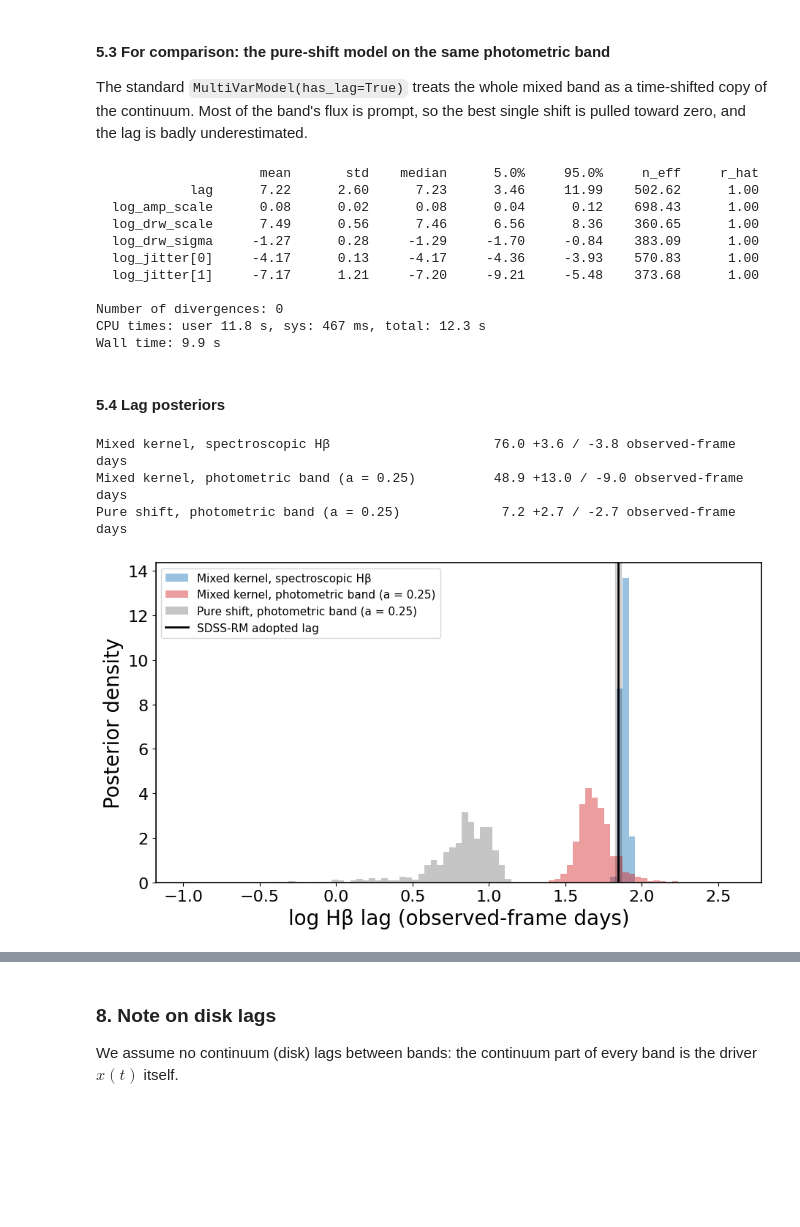
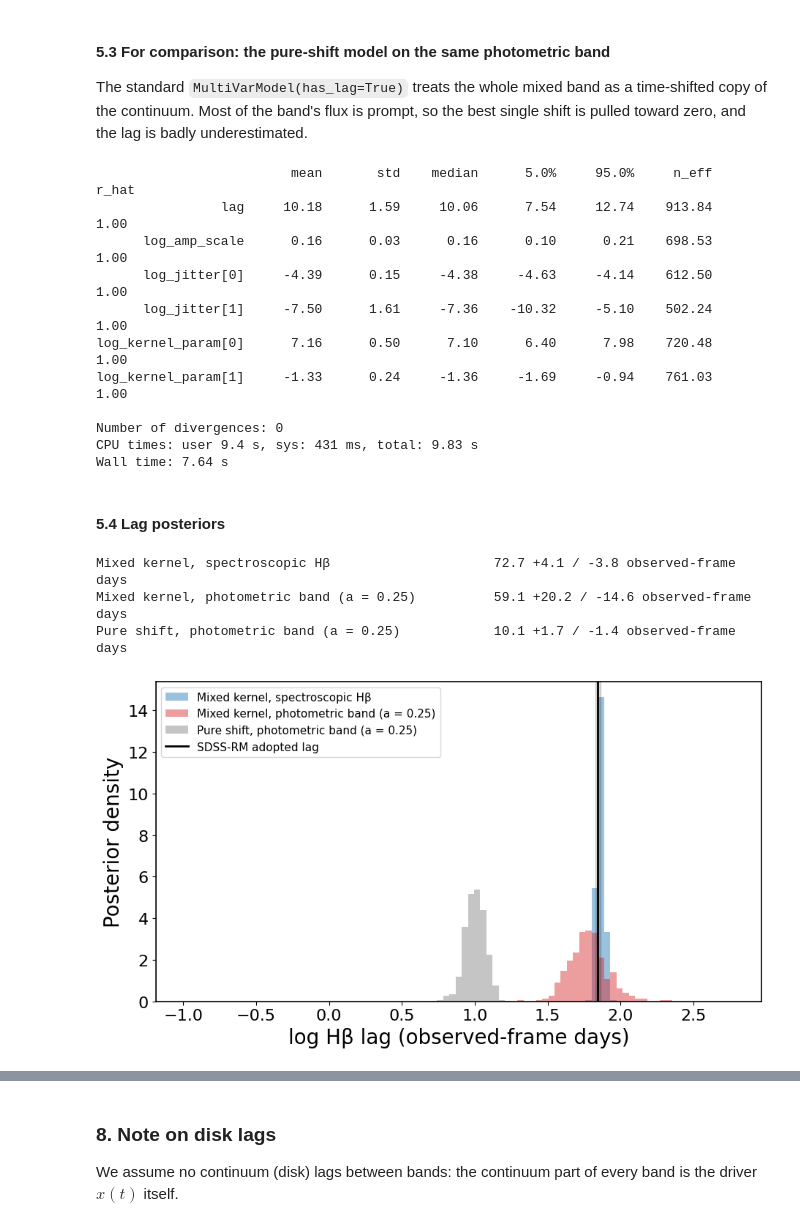
Before and after one commit to LSST-AGN-Variability/EzTaoX, a Jupyter notebook: docs/pre_executed/07_PhotometricReverberationMapping.ipynb, the cells around one changed output, grey strips where cells are left out. Saved outputs shown, nothing was run; the diff lists cells and outputs as text; code cells hidden in the pictures; blank space fills up the shorter version.

```diff
--- a/docs/pre_executed/07_PhotometricReverberationMapping.ipynb
+++ b/docs/pre_executed/07_PhotometricReverberationMapping.ipynb
@@ -553,11 +464,10 @@ Wall time: 2min 2s
 The standard `MultiVarModel(has_lag=True)` treats the whole mixed band as a time-shifted copy of the continuum. Most of the band's flux is prompt, so the best single shift is pulled toward zero, and the lag is badly underestimated.
 # %%
 %%time
-X_prm, y_prm, yerr_prm = formatlc(ts_prm, ys_prm, es_prm, {"cont": 0, "mix": 1})
 m_shift = MultiVarModel(
-    X_prm,
-    y_prm,
-    yerr_prm,
+    X,
+    y,
+    yerr,
     Exp(scale=100.0, sigma=0.1),
     2,
     has_lag=True,
@@ -566,45 +476,45 @@ m_shift = MultiVarModel(
 )
 
 
-def shift_params():
-    log_kernel_param = jnp.stack([drw_scale_prior(), uniform("log_drw_sigma")])
-    numpyro.deterministic("log_kernel_param", log_kernel_param)
+def shift_priors():
     return {
-        "log_kernel_param": log_kernel_param,
-        "log_amp_scale": numpyro.sample("log_amp_scale", dist.Uniform(-3.0, 3.0)),
-        "log_jitter": uniform("log_jitter", (2,)),
-        "lag": numpyro.sample("lag", dist.Uniform(0.0, 400.0)),
+        "log_kernel_param": numpyro.sample(
+            "log_kernel_param", dist.Normal(drw_center, 1.0)
+        ),
+        "log_amp_scale": numpyro.sample("log_amp_scale", dist.Normal(0.0, 1.0)),
+        "log_jitter": numpyro.sample(
+            "log_jitter", dist.Normal(jnp.full(2, jnp.log(1e-3)), 2.0)
+        ),
+        "lag": numpyro.sample("lag", dist.Normal(100.0, 100.0)),
     }
 
 
-best_shift, _ = random_search(m_shift, shift_params, jax.random.PRNGKey(0), 1000, 5)
-init_shift = to_nuts_init(best_shift)
+best_shift, _ = random_search(m_shift, shift_priors, jax.random.PRNGKey(0), 1000, 5)
 mcmc_shift = MCMC(
     NUTS(
-        lambda m: m.sample(shift_params()),
+        lambda m: m.sample(shift_priors()),
         dense_mass=True,
         target_accept_prob=0.95,
-        init_strategy=init_to_value(values=init_shift),
+        init_strategy=init_to_value(values=best_shift),
     ),
     num_warmup=500,
     num_samples=1000,
-    num_chains=1,
     progress_bar=False,
 )
 mcmc_shift.run(jax.random.PRNGKey(1), m_shift)
 mcmc_shift.print_summary()
 # %% [output]
-                     mean       std    median      5.0%     95.0%     n_eff     r_hat
-            lag      7.22      2.60      7.23      3.46     11.99    502.62      1.00
-  log_amp_scale      0.08      0.02      0.08      0.04      0.12    698.43      1.00
-  log_drw_scale      7.49      0.56      7.46      6.56      8.36    360.65      1.00
-  log_drw_sigma     -1.27      0.28     -1.29     -1.70     -0.84    383.09      1.00
-  log_jitter[0]     -4.17      0.13     -4.17     -4.36     -3.93    570.83      1.00
-  log_jitter[1]     -7.17      1.21     -7.20     -9.21     -5.48    373.68      1.00
+                         mean       std    median      5.0%     95.0%     n_eff     r_hat
+                lag     10.18      1.59     10.06      7.54     12.74    913.84      1.00
+      log_amp_scale      0.16      0.03      0.16      0.10      0.21    698.53      1.00
+      log_jitter[0]     -4.39      0.15     -4.38     -4.63     -4.14    612.50      1.00
+      log_jitter[1]     -7.50      1.61     -7.36    -10.32     -5.10    502.24      1.00
+log_kernel_param[0]      7.16      0.50      7.10      6.40      7.98    720.48      1.00
+log_kernel_param[1]     -1.33      0.24     -1.36     -1.69     -0.94    761.03      1.00
 
 Number of divergences: 0
-CPU times: user 11.8 s, sys: 467 ms, total: 12.3 s
-Wall time: 9.9 s
+CPU times: user 9.4 s, sys: 431 ms, total: 9.83 s
+Wall time: 7.64 s
 # %% [markdown]
 #### 5.4 Lag posteriors
 # %%
@@ -614,40 +524,39 @@ lags = {
     ),
     f"Mixed kernel, photometric band (a = {a_line})": np.exp(
         np.asarray(mcmc_prm.get_samples()["log_lag"])
     ),
     f"Pure shift, photometric band (a = {a_line})": np.asarray(
         mcmc_shift.get_samples()["lag"]
     ),
 }
 fig, ax = plt.subplots(figsize=(9, 5), constrained_layout=True)
-bins = np.linspace(-1.0, np.log10(400.0), 90)
+bins = np.linspace(-1.0, np.log10(600.0), 90)
 for (label, draws), color in zip(lags.items(), ["tab:blue", "tab:red", "0.5"]):
     lo, med, hi = np.percentile(draws, [16, 50, 84])
     print(
         f"{label:48s} {med:6.1f} +{hi - med:.1f} / -{med - lo:.1f} observed-frame days"
     )
-    log_draws = np.log10(np.clip(draws, 10 ** bins[0], None))
     ax.hist(
-        log_draws,
+        np.log10(np.clip(draws, 10 ** bins[0], None)),
         bins=bins,
         density=True,
         histtype="stepfilled",
         alpha=0.45,
         color=color,
         label=label,
     )
 ax.axvspan(
     np.log10(ref_lag - ref_lo), np.log10(ref_lag + ref_hi), color="k", alpha=0.15
 )
 ax.axvline(np.log10(ref_lag), color="k", lw=2, label="SDSS-RM adopted lag")
 ax.set_xlabel("log Hβ lag (observed-frame days)")
 ax.set_ylabel("Posterior density")
 ax.legend(fontsize=11, loc="upper left");
 # %% [output]
-Mixed kernel, spectroscopic Hβ                     76.0 +3.6 / -3.8 observed-frame days
-Mixed kernel, photometric band (a = 0.25)          48.9 +13.0 / -9.0 observed-frame days
-Pure shift, photometric band (a = 0.25)             7.2 +2.7 / -2.7 observed-frame days
+Mixed kernel, spectroscopic Hβ                     72.7 +4.1 / -3.8 observed-frame days
+Mixed kernel, photometric band (a = 0.25)          59.1 +20.2 / -14.6 observed-frame days
+Pure shift, photometric band (a = 0.25)            10.1 +1.7 / -1.4 observed-frame days
-[figure, old version]
+[figure, new version]
 # %% [markdown]
 ### 6. Changing the base kernel
 
```
Also changed, not shown: parts of 26 cells of this notebook, 1 other file.
